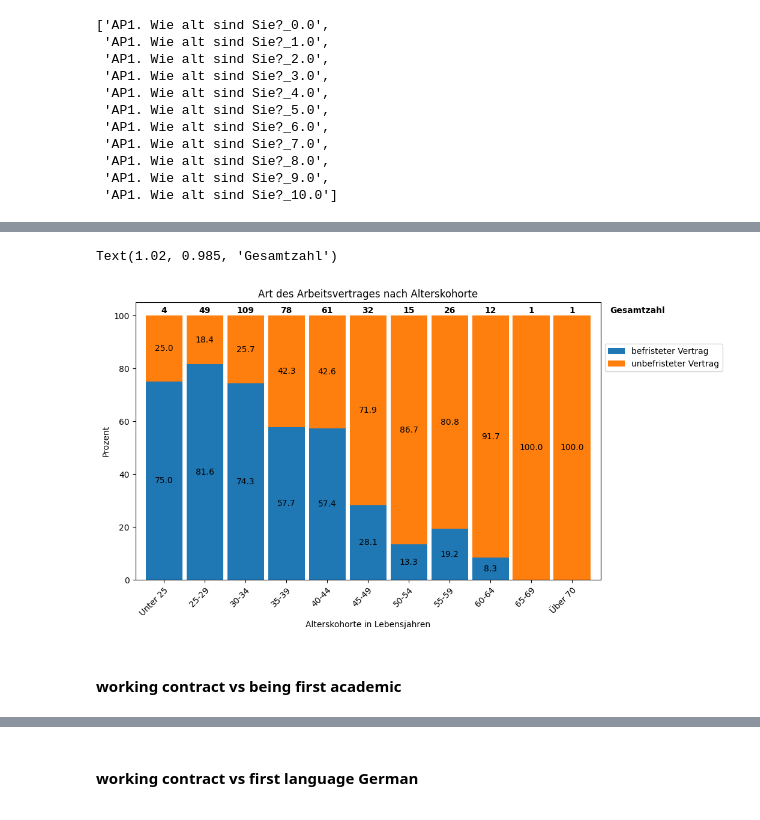
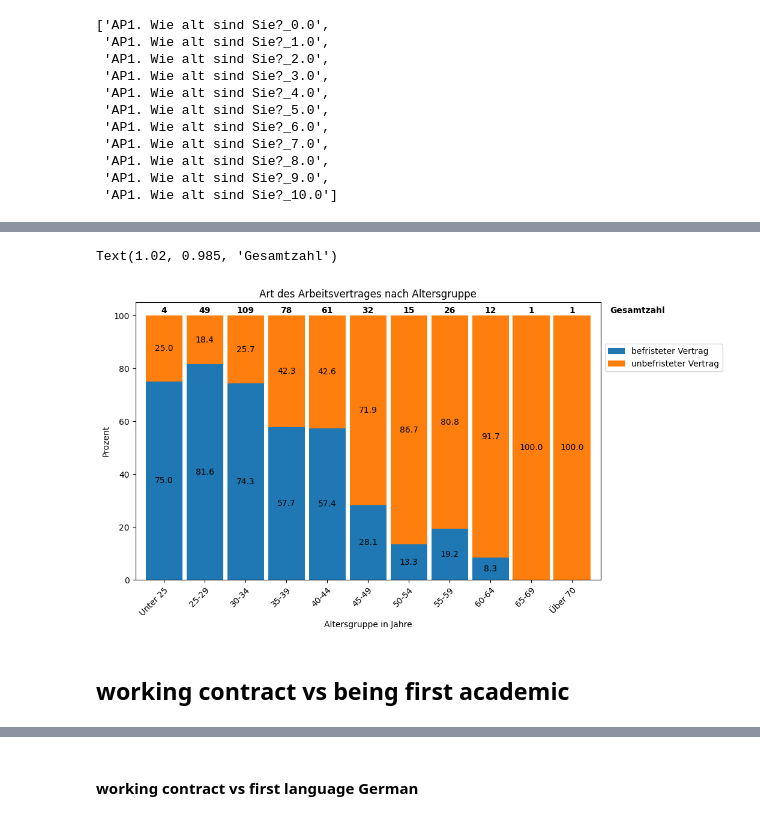
Before and after one commit to michaelgerloff/Survey_working_conditions_art_history, a Jupyter notebook: notebooks/02_Correlation_Analysis.ipynb, the cells around one changed output, grey strips where cells are left out. Drawn from its saved outputs; the diff is of its cells as text; code cells hidden in the pictures.

```diff
--- a/notebooks/02_Correlation_Analysis.ipynb
+++ b/notebooks/02_Correlation_Analysis.ipynb
@@ -202,0 +198,3 @@ df_edu_level_vs_contracts
+# %%
+edu_con_df, educ_con_cols_perc = cross_analysis_one_hot(ls_cols_education_level, ls_cols_contract)
+edu_con_df
@@ -257,7 +249,17 @@ ls_cols_age_level = [col for col in df_whole if col.startswith('AP1.') & col.end
 #the order of age levels needs to be sorted by hand, since age level 10 is not placed at the end of list
 order = [0, 1, 3, 4, 5, 6, 7, 8, 9, 10, 2]
 ls_cols_age_level = [ls_cols_age_level[i] for i in order]
-df_museum_contract_age = df_museum[ls_cols_age_level + ls_cols_contract]
+decoded_age_level = ['Unter 25',
+                     '25-29',
+                     '30-34',
+                     '35-39',
+                     '40-44',
+                     '45-49',
+                     '50-54',
+                     '55-59',
+                     '60-64',
+                     '65-69',
+                     'Über 70']
 # %%
 ls_cols_age_level
 # %% [output]
@@ -346,0 +277,3 @@ df_age_level_vs_contracts
+# %%
+age_con_df, age_con_perc_col = cross_analysis_one_hot(ls_cols_age_level, ls_cols_contract)
+age_con_df
@@ -347,37 +293,36 @@ df_age_level_vs_contracts
 # %%
-ax = df_age_level_vs_contracts[['ageLevel', 'FixedTermPerc', 'PermanentPerc', 'decodedLevel']].set_index('ageLevel').plot(kind='bar',
-                                                                                          stacked=True,
-                                                                                          figsize=(10, 6),
-                                                                                          rot=45,
-                                                                                          ylabel='Prozent',
-                                                                                          xlabel='Alterskohorte in Lebensjahren',
-                                                                                          width=0.9,
-                                                                                          title='Art des Arbeitsvertrages nach Alterskohorte'
-                                                                                          )
+ax = age_con_df[age_con_perc_col].plot(kind='bar',
+                                        stacked=True,
+                                        figsize=(10, 6),
+                                        rot=45, ylabel='Prozent',
+                                        width=0.9,
+                                        title='Art des Arbeitsvertrages nach Altersgruppe',
+                                        xlabel='Altersgruppe in Jahre'
+                                        )
 
 # add percentage labels into the bars
 for c in ax.containers:
     # Optional: if the segment is small or 0, customize the labels
     labels = [v.get_height() if v.get_height() > 0 else '' for v in c]
     # remove the labels parameter if it's not needed for customized labels
     ax.bar_label(c, fmt=lambda x: f'{x:.1f}' if x > 0 else '', label_type='center')
 
-ax.set_xticklabels(df_age_level_vs_contracts['decodedLevel'], rotation=45, ha='right', rotation_mode='anchor')
+#add total values of entries above bar
+y_offset = 4
+for i, total in enumerate(age_con_df['totals']):
+    ax.text(age_con_df['totals'].reset_index().index[i], y= 101, s = total, ha='center',
+    weight='bold')
+
+ax.set_xticklabels(decoded_age_level, rotation=45, ha='right', rotation_mode='anchor')
 ax.legend(loc='center left', bbox_to_anchor=(1, 0.8), labels=['befristeter Vertrag', 'unbefristeter Vertrag'])
 
-#add total values of entries above bar
-y_offset = 4
-for i, total in enumerate(df_age_level_vs_contracts['totals']):
-    ax.text(df_age_level_vs_contracts['totals'].index[i], y= 101, s = total, ha='center',
-    weight='bold')
-
 ax.text(1.02, 0.985, 'Gesamtzahl', transform=ax.transAxes, fontsize=10, verticalalignment='top', weight='bold')
 # %% [output]
 Text(1.02, 0.985, 'Gesamtzahl')
-[figure, old version]
+[figure, new version]
 # %%
 fig = ax.get_figure()
 fig.savefig('../reports/figures/M_01_Alter_vs_Arbeitsvertrag.png', bbox_inches='tight', dpi=300)
 # %% [markdown]
-#### working contract vs being first academic
+## working contract vs being first academic
 # %%
```
Also changed, not shown: parts of 50 cells of this notebook, 4 other files.
